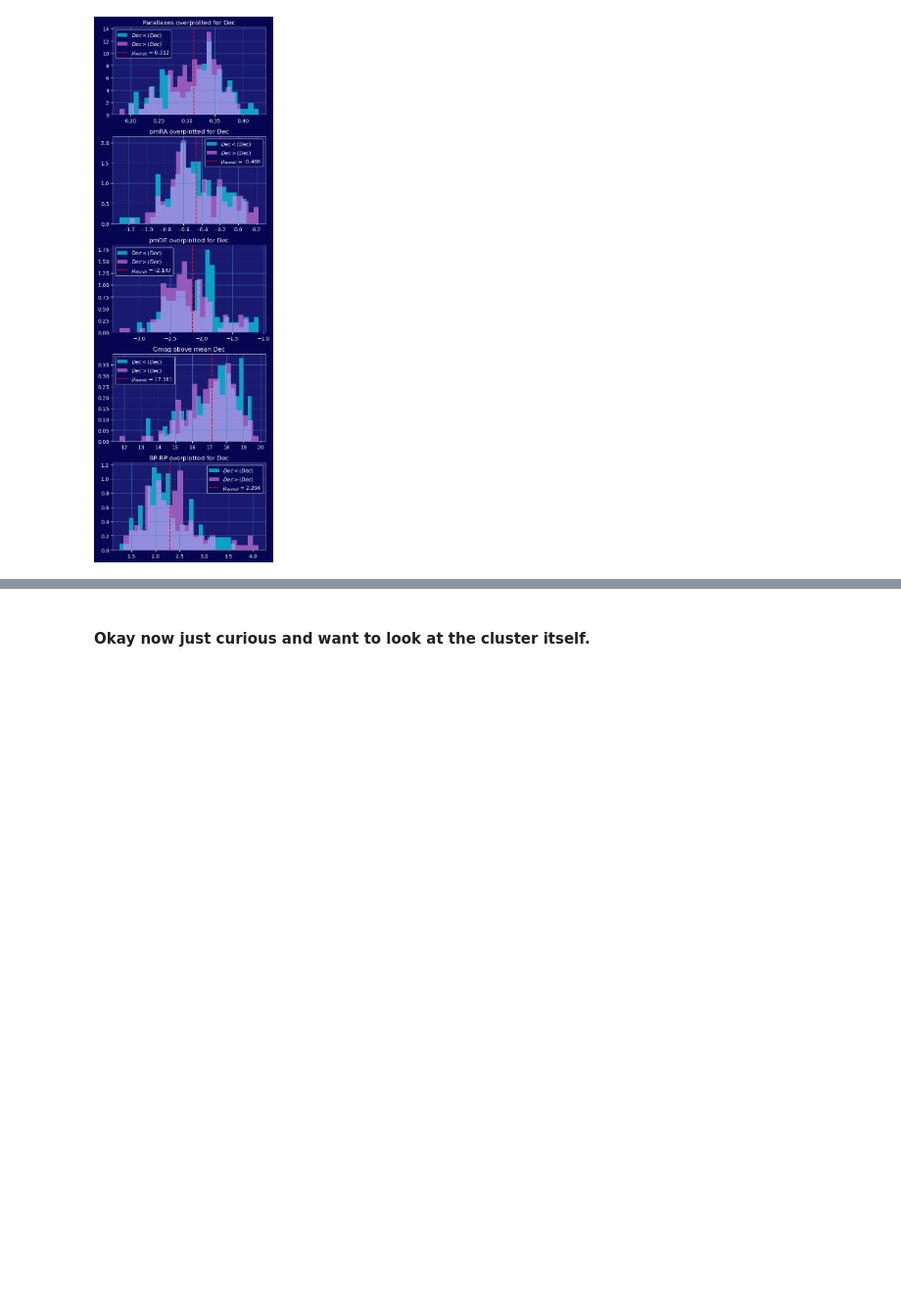
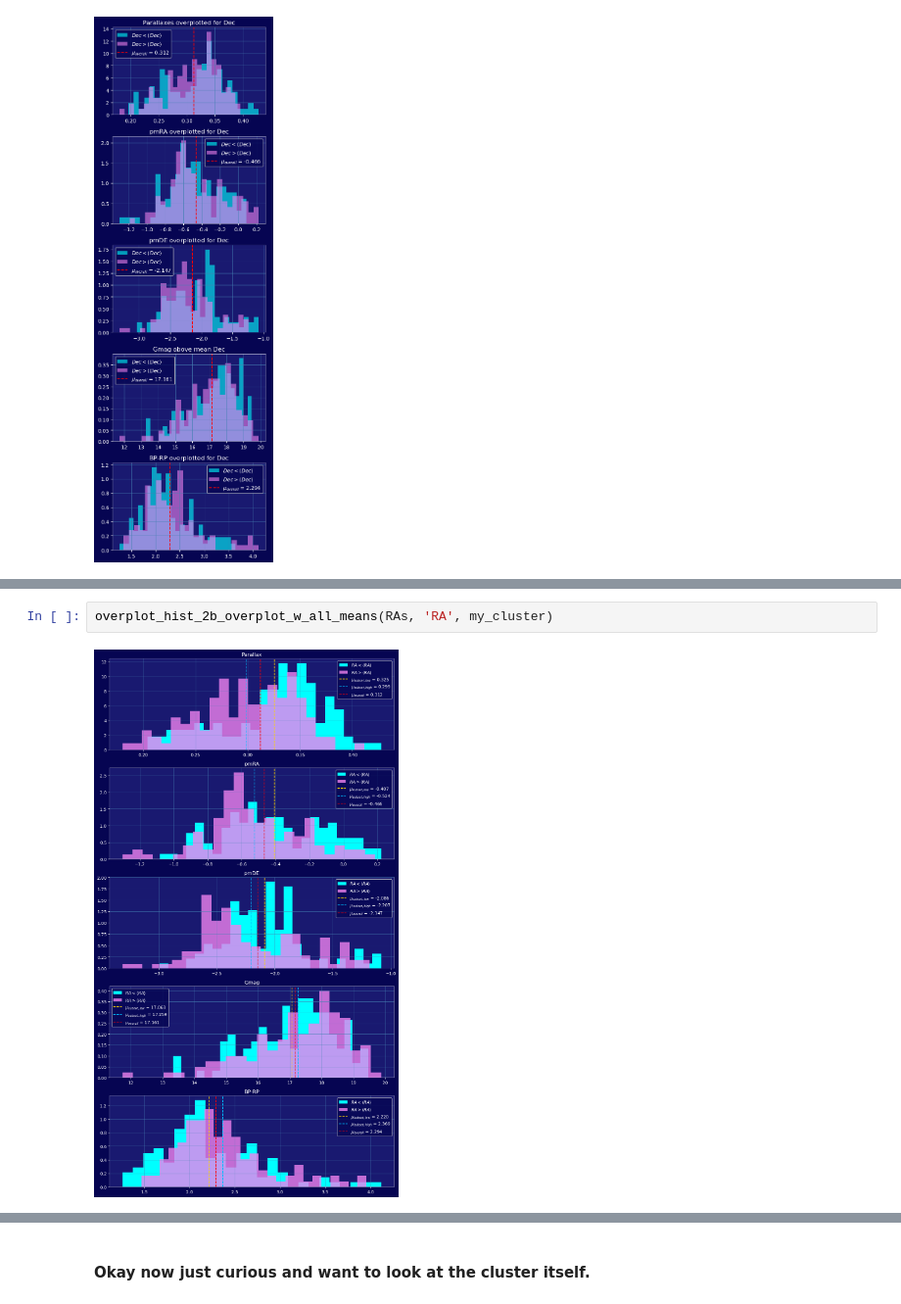
Before and after one commit to lea-y01/phys_stats, a Jupyter notebook: assignments/assignment_1/Assignment_1_V3.ipynb, the cells around one changed output, grey strips where cells are left out. Shown at 98% size. Drawn from its saved outputs; the diff is of its cells as text; blank space fills up the shorter version.

```diff
--- a/assignments/assignment_1/Assignment_1_V3.ipynb
+++ b/assignments/assignment_1/Assignment_1_V3.ipynb
@@ -644,0 +711,4 @@ plotter_2b_genmean_overplot_hist(Decs, 'Dec', cluster = my_cluster)
+# %%
+overplot_hist_2b_overplot_w_all_means(RAs, 'RA', my_cluster)
+# %% [output]
+[figure, added]
```
Also changed, not shown: parts of 35 cells of this notebook, 2 other files.
